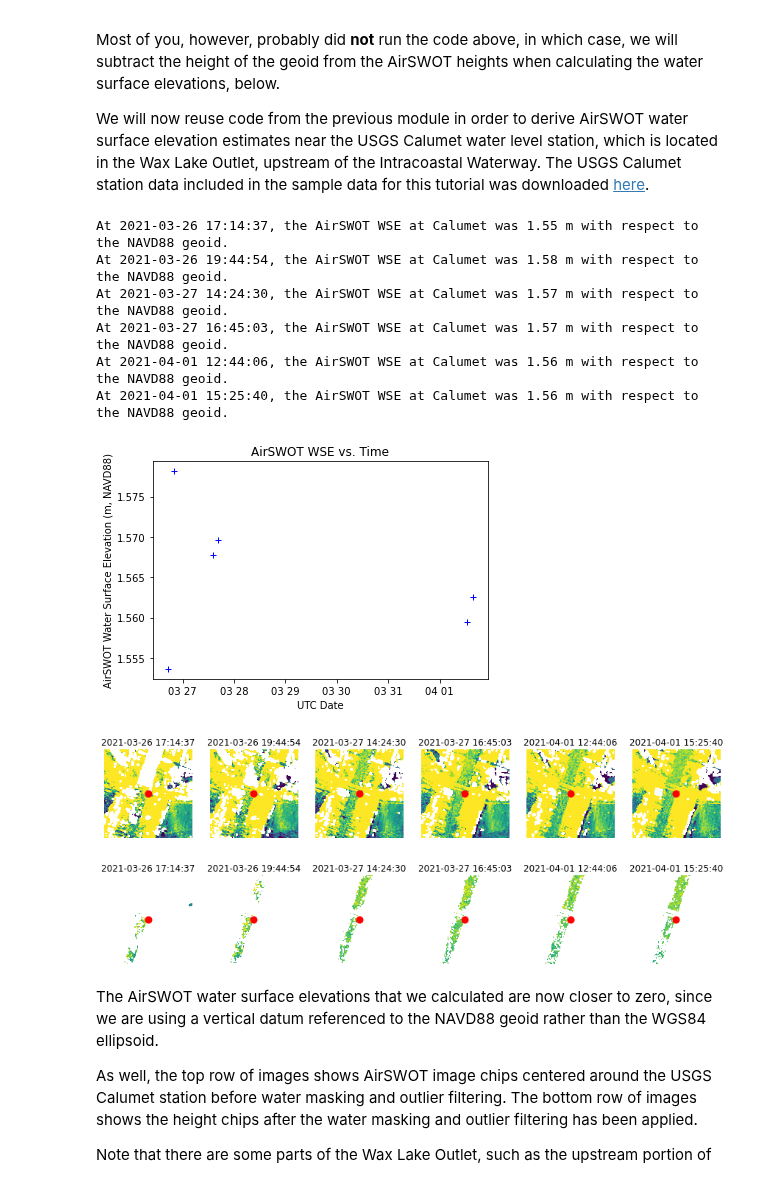
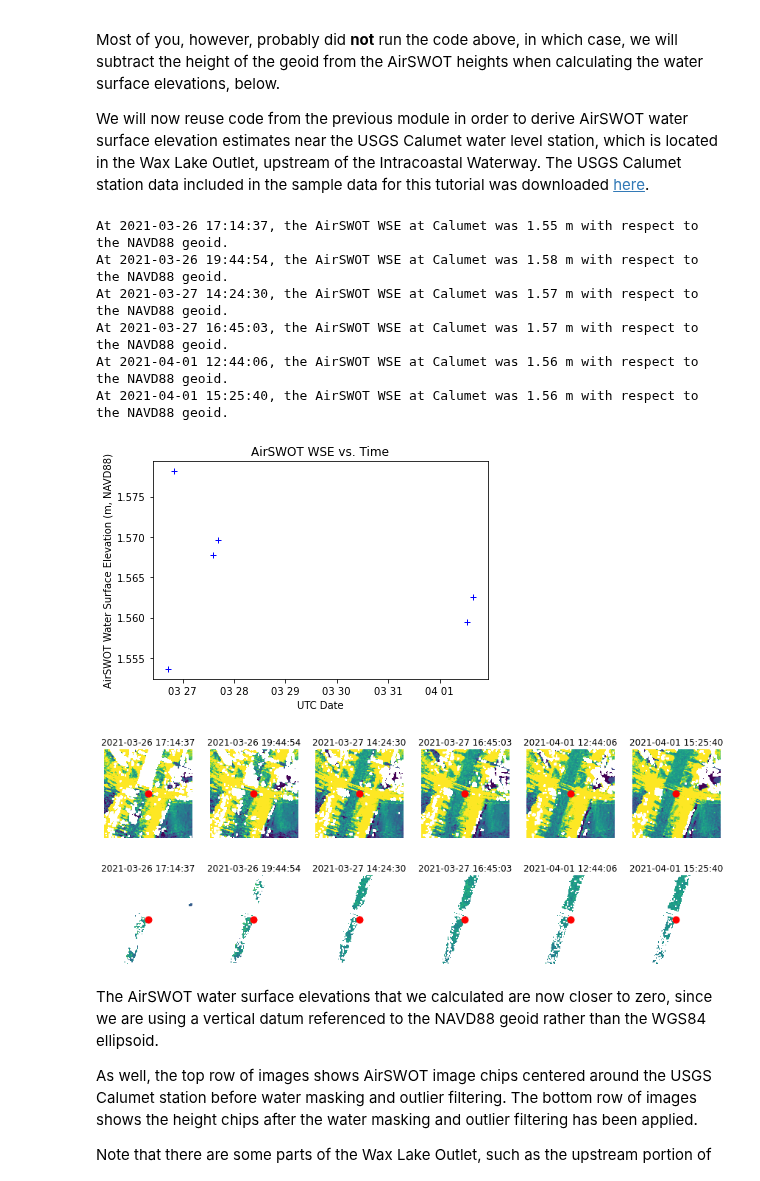
Before and after one commit to ornldaac/deltax_workshop_2022, a Jupyter notebook: 3_Comparing_AirSWOT_to_In_Situ_Data.ipynb, the cells around one changed output. Drawn from its saved outputs; the diff is of its cells as text; code cells hidden in the pictures.

```diff
--- a/3_Comparing_AirSWOT_to_In_Situ_Data.ipynb
+++ b/3_Comparing_AirSWOT_to_In_Situ_Data.ipynb
@@ -42,7 +42,7 @@ drive.mount('/content/drive',force_remount=True)
 # %%
 # Data path pointing to AirSWOT sample data and associated files:
 data_path = '/content/drive/MyDrive/DeltaX_Workshop_2022/Tutorials/2_AirSWOT'
-data_path = 'airswot_sample_data'
+# data_path = 'airswot_sample_data'
 
 # By default, this is pointing to the location of the data on your Google Drive
 # (assuming you added a shortcut to the workshop materials).
@@ -537,37 +537,37 @@ plt.plot(airswot_datetime, airswot_wse, 'b+')
 import matplotlib.dates as mdates
 myFmt = mdates.DateFormatter('%m %d')
 plt.gca().xaxis.set_major_formatter(myFmt)
 plt.title('AirSWOT WSE vs. Time')
 xlbl = plt.xlabel('UTC Date')
 ylbl = plt.ylabel('AirSWOT Water Surface Elevation (m, NAVD88)')
 
 
 # Plot the AirSWOT height image chip used to calculate the WSE for each flightline, before and after filtering.
 plt.figure(figsize=(15,6))
 for num in range(len(airswot_wse)):
     plt.subplot(1, 6, num+1)
-    plt.imshow(airswot_hgt_stack[num], vmin=0, vmax=2)
+    plt.imshow(airswot_hgt_stack[num], vmin=0, vmax=3)
     plt.plot(200, 200, 'r.', markersize=18)
     plt.title(airswot_datetime[num])
     plt.axis('off')
 
 plt.figure(figsize=(15,6))
 for num in range(len(airswot_wse)):
     plt.subplot(1, 6, num+1)
-    plt.imshow(airswot_hgt_stack_masked_filtered[num], vmin=0, vmax=2)
+    plt.imshow(airswot_hgt_stack_masked_filtered[num], vmin=0, vmax=3)
     plt.plot(200, 200, 'r.', markersize=18)
     plt.title(airswot_datetime[num])
     plt.axis('off')
 # %% [output]
 At 2021-03-26 17:14:37, the AirSWOT WSE at Calumet was 1.55 m with respect to the NAVD88 geoid.
 At 2021-03-26 19:44:54, the AirSWOT WSE at Calumet was 1.58 m with respect to the NAVD88 geoid.
 At 2021-03-27 14:24:30, the AirSWOT WSE at Calumet was 1.57 m with respect to the NAVD88 geoid.
 At 2021-03-27 16:45:03, the AirSWOT WSE at Calumet was 1.57 m with respect to the NAVD88 geoid.
 At 2021-04-01 12:44:06, the AirSWOT WSE at Calumet was 1.56 m with respect to the NAVD88 geoid.
 At 2021-04-01 15:25:40, the AirSWOT WSE at Calumet was 1.56 m with respect to the NAVD88 geoid.
 [figure]
-[figure, old version]
+[figure, new version]
-[figure, old version]
+[figure, new version]
 # %% [markdown]
 The AirSWOT water surface elevations that we calculated are now closer to zero, since we are using a vertical datum referenced to the NAVD88 geoid rather than the WGS84 ellipsoid.
 
```
